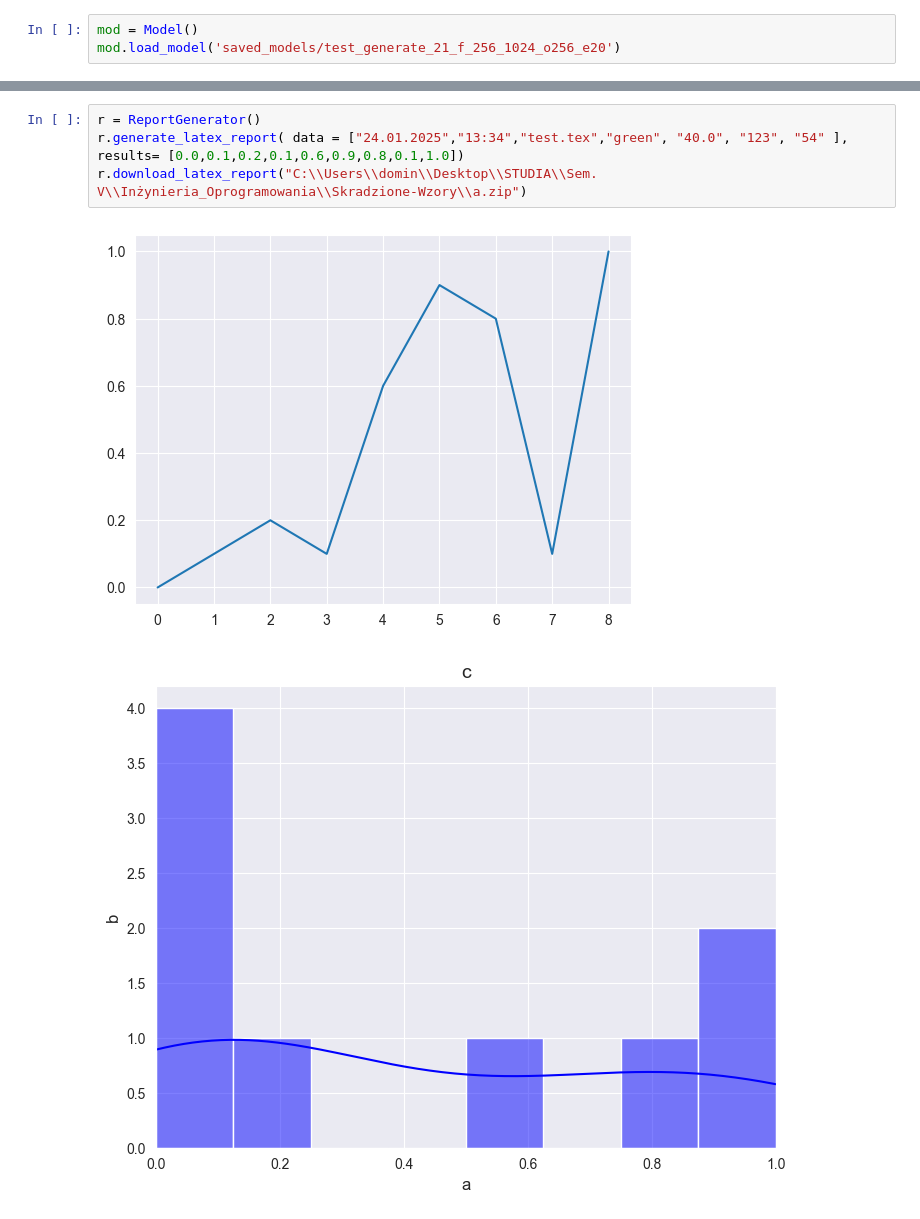
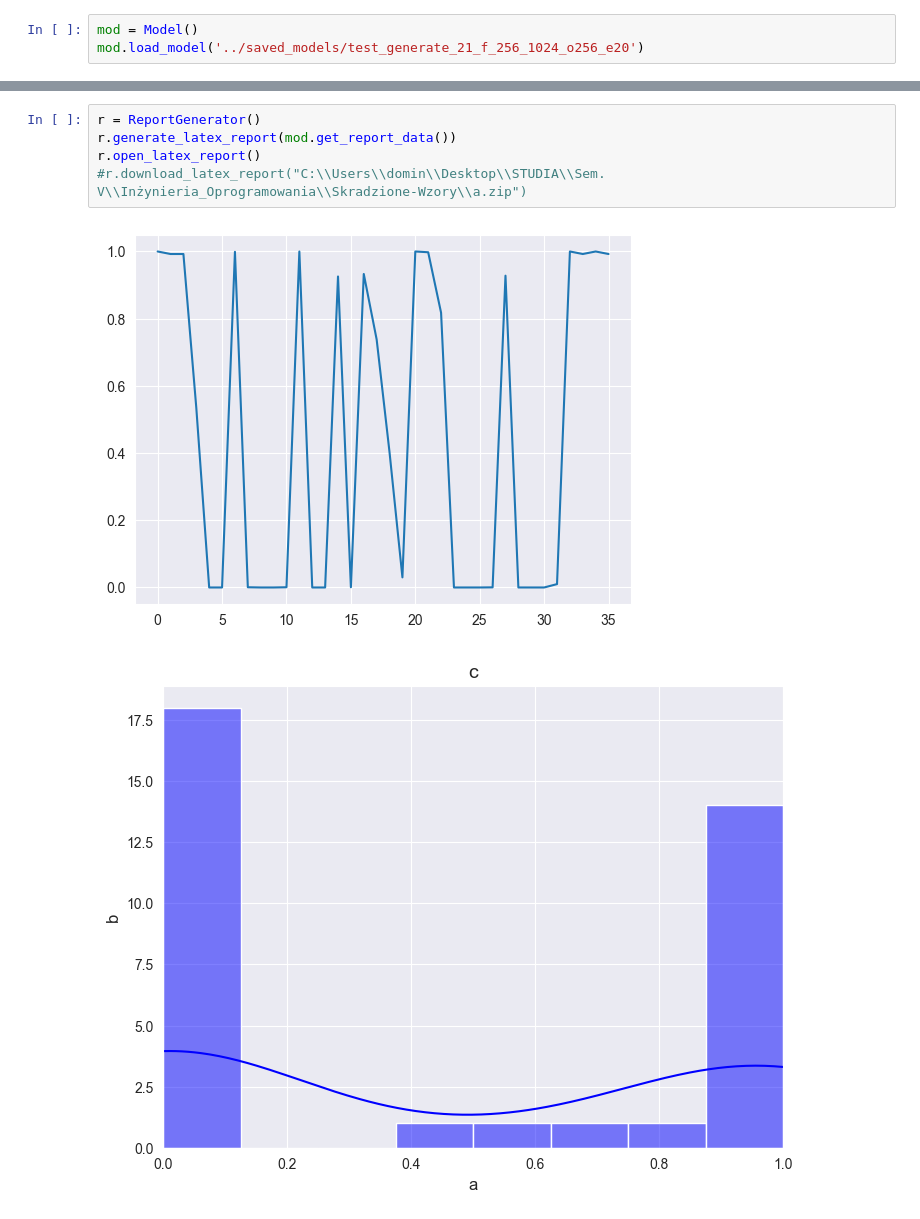
Before and after one commit to Dzida-0/Skradzione-Wzory, a Jupyter notebook: prediction_model_2/report_generator/test_raport.ipynb, the cells around one changed output, grey strips where cells are left out. Cells and saved outputs as stored; diff of their text form.

Commit message:
reports

```diff
--- a/prediction_model_2/report_generator/test_raport.ipynb
+++ b/prediction_model_2/report_generator/test_raport.ipynb
@@ -5,4 +5,4 @@ from model import Model
 # %%
 mod = Model()
-mod.load_model('saved_models/test_generate_21_f_256_1024_o256_e20')
+mod.load_model('../saved_models/test_generate_21_f_256_1024_o256_e20')
 # %%
@@ -161,8 +40,9 @@ r.open_html_report()
 #r.download_html_report("C:\\Users\\domin\\Desktop\\STUDIA\\Sem. V\\Inżynieria_Oprogramowania\\Skradzione-Wzory")
 # %%
 r = ReportGenerator()
-r.generate_latex_report( data = ["24.01.2025","13:34","test.tex","green", "40.0", "123", "54" ], results= [0.0,0.1,0.2,0.1,0.6,0.9,0.8,0.1,1.0])
-r.download_latex_report("C:\\Users\\domin\\Desktop\\STUDIA\\Sem. V\\Inżynieria_Oprogramowania\\Skradzione-Wzory\\a.zip")
+r.generate_latex_report(mod.get_report_data())
+r.open_latex_report()
+#r.download_latex_report("C:\\Users\\domin\\Desktop\\STUDIA\\Sem. V\\Inżynieria_Oprogramowania\\Skradzione-Wzory\\a.zip")
 # %% [output]
-[figure, old version]
+[figure, new version]
-[figure, old version]
+[figure, new version]
```
Also changed, not shown: parts of 7 cells of this notebook, 4 other files.
